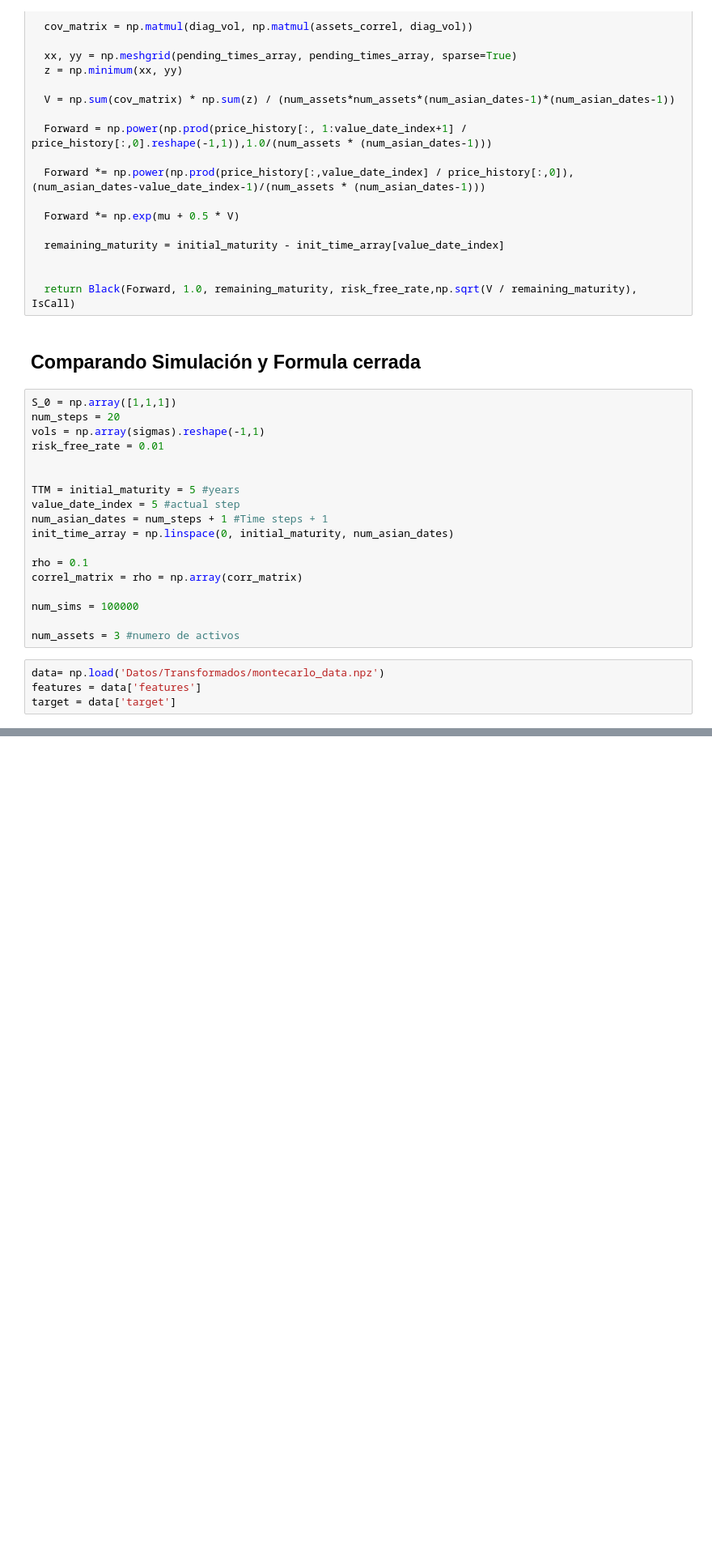
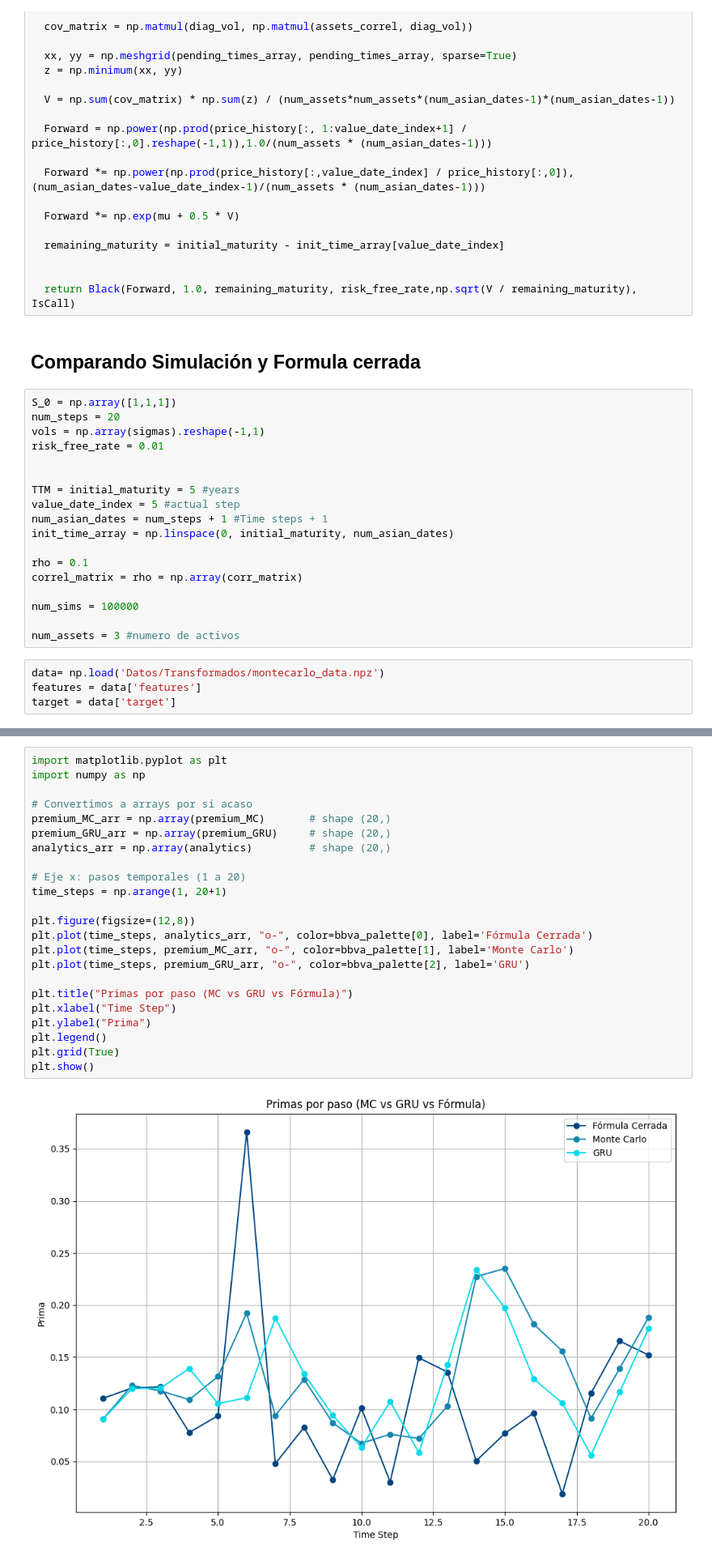
Before and after one commit to LanderAgirre/Reto_09_Azul_Oscuro, a Jupyter notebook: 3.1.MonteCarlo_y_Formula_cerrada.ipynb, the cells around one changed output, grey strips where cells are left out. Shown at 81% size. Cells and saved outputs as stored; diff of their text form; blank space fills up the shorter version.

```diff
--- a/3.1.MonteCarlo_y_Formula_cerrada.ipynb
+++ b/3.1.MonteCarlo_y_Formula_cerrada.ipynb
@@ -358,0 +490,25 @@ plt.show()
+# %%
+import matplotlib.pyplot as plt
+import numpy as np
+
+# Convertimos a arrays por si acaso
+premium_MC_arr = np.array(premium_MC)       # shape (20,)
+premium_GRU_arr = np.array(premium_GRU)     # shape (20,)
+analytics_arr = np.array(analytics)         # shape (20,)
+
+# Eje x: pasos temporales (1 a 20)
+time_steps = np.arange(1, 20+1)
+
+plt.figure(figsize=(12,8))
+plt.plot(time_steps, analytics_arr, "o-", color=bbva_palette[0], label='Fórmula Cerrada')
+plt.plot(time_steps, premium_MC_arr, "o-", color=bbva_palette[1], label='Monte Carlo')
+plt.plot(time_steps, premium_GRU_arr, "o-", color=bbva_palette[2], label='GRU')
+
+plt.title("Primas por paso (MC vs GRU vs Fórmula)")
+plt.xlabel("Time Step")
+plt.ylabel("Prima")
+plt.legend()
+plt.grid(True)
+plt.show()
+# %% [output]
+[figure, added]
```
Also changed, not shown: parts of 20 cells of this notebook, 2 other files.
